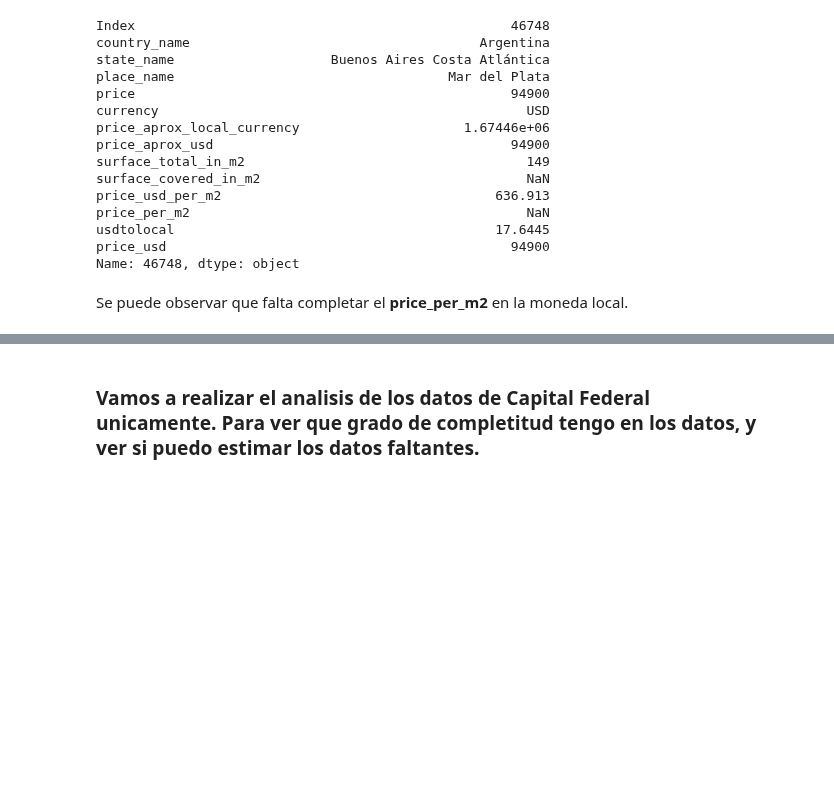
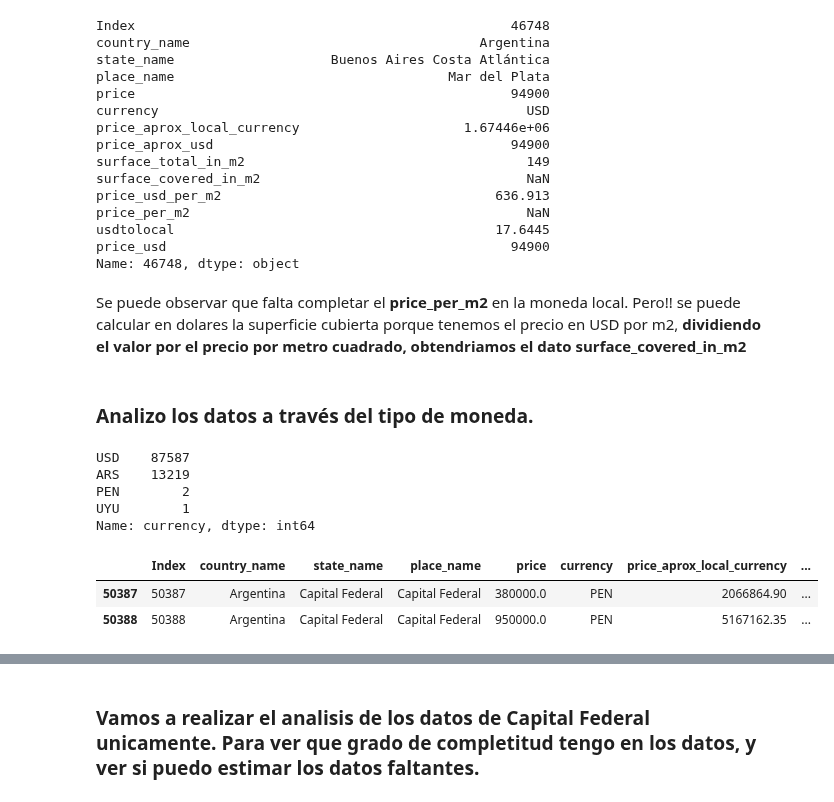
Before and after one commit to nachommm/desafio1, a Jupyter notebook: Precios.v2.ipynb, the cells around one changed output, grey strips where cells are left out. Drawn from its saved outputs; the diff is of its cells as text; code cells hidden in the pictures; blank space fills up the shorter version.

Commit message:
Fix Precios.v2

```diff
--- a/Precios.v2.ipynb
+++ b/Precios.v2.ipynb
@@ -176,4 +176,24 @@ usdtolocal                                         17.6445
 price_usd                                            94900
 Name: 46748, dtype: object
 # %% [markdown]
-Se puede observar que falta completar el <strong>price_per_m2</strong> en la moneda local.
+Se puede observar que falta completar el <strong>price_per_m2</strong> en la moneda local. Pero!! se puede calcular en dolares la superficie cubierta porque tenemos el precio en USD por m2, <strong>dividiendo el valor por el precio por metro cuadrado, obtendriamos el dato surface_covered_in_m2</strong>
+# %% [markdown]
+<h3>Analizo los datos a través del tipo de moneda.</h3>
+# %%
+valores.currency.value_counts()
+# %% [output]
+USD    87587
+ARS    13219
+PEN        2
+UYU        1
+Name: currency, dtype: int64
+# %%
+# Creo una mask para traer esos valores.
+
+currency_PEN_mask = valores.currency == 'PEN'
+
+valores.loc[currency_PEN_mask, :]
+# %% [output]
+|  | Index | country_name | state_name | place_name | price | currency | price_aprox_local_currency | ... |
+| 50387 | 50387 | Argentina | Capital Federal | Capital Federal | 380000.0 | PEN | 2066864.90 | ... |
+| 50388 | 50388 | Argentina | Capital Federal | Capital Federal | 950000.0 | PEN | 5167162.35 | ... |
```
Also changed, not shown: parts of 2 cells of this notebook.
